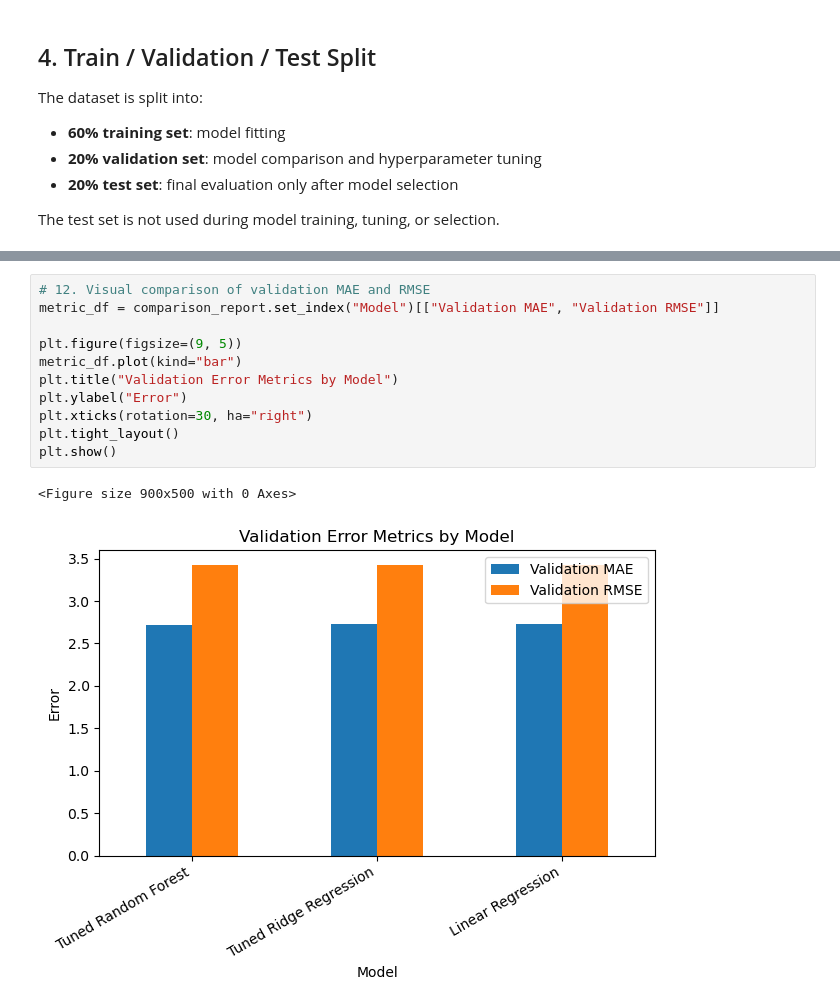
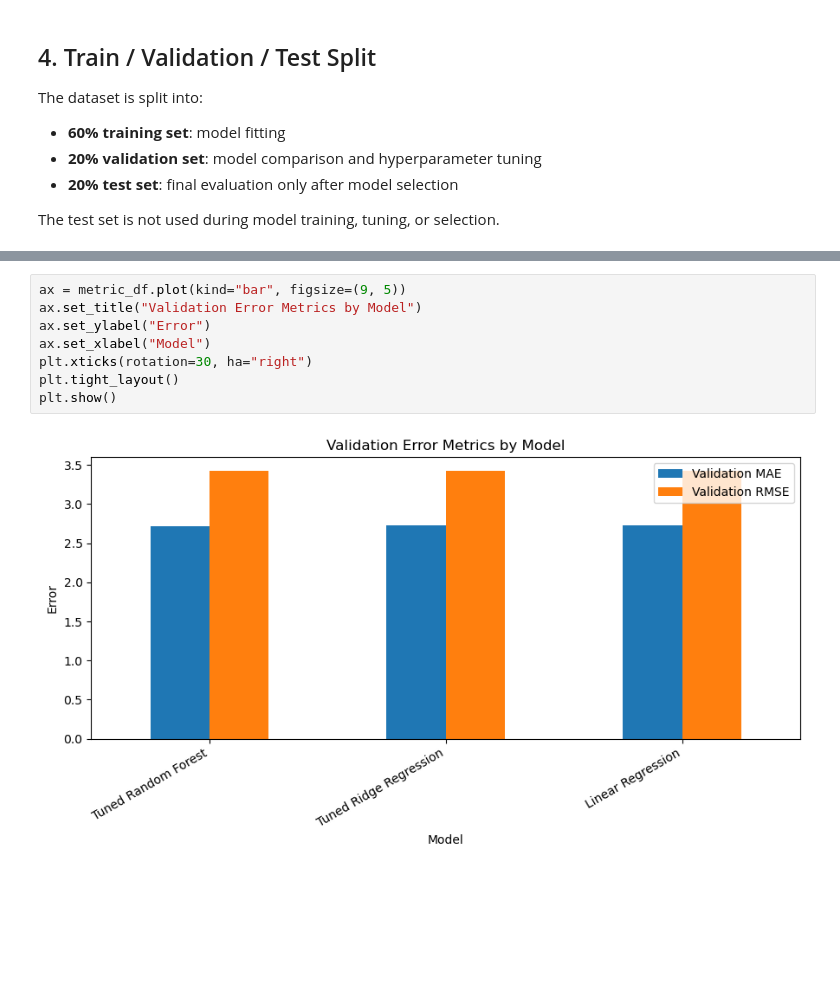
Before and after one commit to suontrunggg/air-quality-health-prediction, a Jupyter notebook: notebooks/02_Class3_Modeling_Evaluation.ipynb, the cells around one changed output, grey strips where cells are left out. Saved outputs shown, nothing was run; the diff lists cells and outputs as text; blank space fills up the shorter version.

```diff
--- a/notebooks/02_Class3_Modeling_Evaluation.ipynb
+++ b/notebooks/02_Class3_Modeling_Evaluation.ipynb
@@ -437,14 +505,10 @@ plt.show()
 # %%
-# 12. Visual comparison of validation MAE and RMSE
-metric_df = comparison_report.set_index("Model")[["Validation MAE", "Validation RMSE"]]
-
-plt.figure(figsize=(9, 5))
-metric_df.plot(kind="bar")
-plt.title("Validation Error Metrics by Model")
-plt.ylabel("Error")
+ax = metric_df.plot(kind="bar", figsize=(9, 5))
+ax.set_title("Validation Error Metrics by Model")
+ax.set_ylabel("Error")
+ax.set_xlabel("Model")
 plt.xticks(rotation=30, ha="right")
 plt.tight_layout()
 plt.show()
 # %% [output]
-<Figure size 900x500 with 0 Axes>
-[figure, old version]
+[figure, new version]
```
Also changed, not shown: parts of 51 cells of this notebook, 1 other file.
